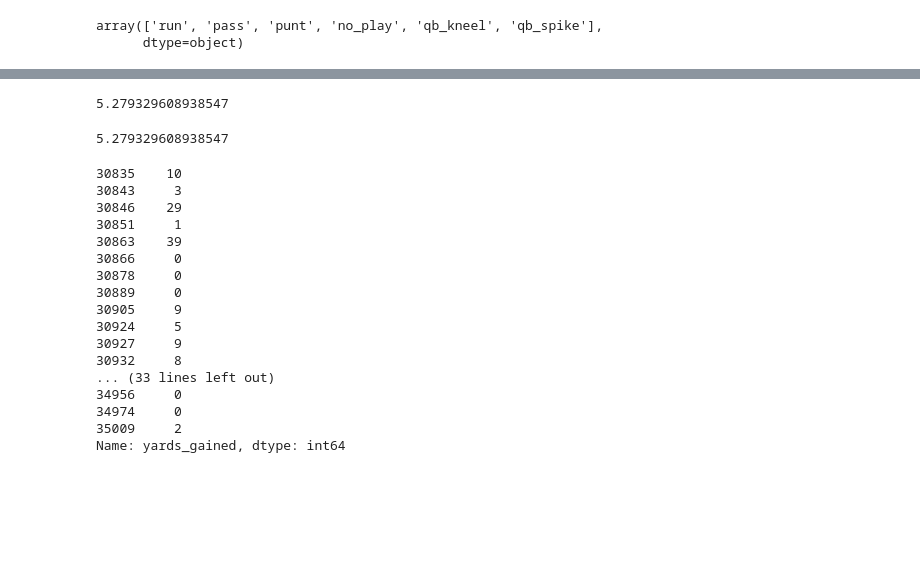
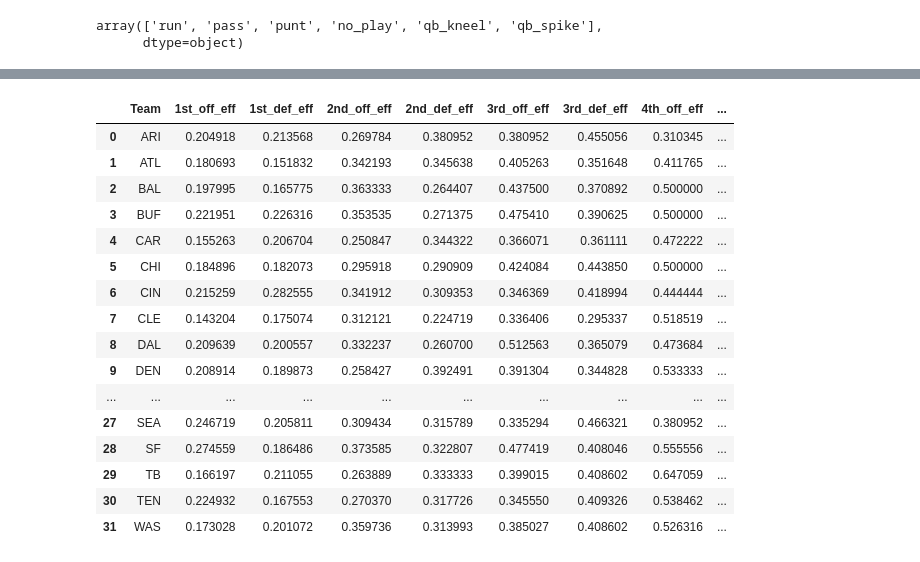
Before and after one commit to Scavo1225/NFL_analytics, a Jupyter notebook: notebooks/data.ipynb, the cells around one changed output, grey strips where cells are left out. Drawn from its saved outputs; the diff is of its cells as text; code cells hidden in the pictures; blank space fills up the shorter version.

```diff
--- a/notebooks/data.ipynb
+++ b/notebooks/data.ipynb
@@ -97,4 +113,0 @@ third_down_df = third_down_df[['game_id', 'week', 'posteam_type', 'posteam', 'de
-# %%
-third_down_df[third_down_df["defteam"] == "CIN"]["yards_gained"].sum()/third_down_df[third_down_df["defteam"] == "CIN"]["yards_gained"].count()
-# %% [output]
-5.279329608938547
@@ -104,24 +113,0 @@ rec_third_df = third_down_df[third_down_df["week"].isin(weeks)]
-# %%
-third_down_df[third_down_df["defteam"] == "CIN"]["yards_gained"].sum()/third_down_df[third_down_df["defteam"] == "CIN"]["yards_gained"].count()
-# %% [output]
-5.279329608938547
-# %%
-rec_third_df[rec_third_df["defteam"] == "CIN"]["yards_gained"]
-# %% [output]
-30835    10
-30843     3
-30846    29
-30851     1
-30863    39
-30866     0
-30878     0
-30889     0
-30905     9
-30924     5
-30927     9
-30932     8
-... (33 lines left out)
-34956     0
-34974     0
-35009     2
-Name: yards_gained, dtype: int64
@@ -127,0 +124,28 @@ Name: yards_gained, dtype: int64
+# %%
+#Offensive and defensive efficiency per team by down
+down_effs_df = first_down_off.merge(first_down_def, on="Team")\
+                                .merge(second_down_off, on="Team")\
+                                    .merge(second_down_def, on="Team")\
+                                        .merge(third_down_off, on="Team")\
+                                            .merge(third_down_def, on="Team")\
+                                                .merge(fourth_down_off, on="Team")\
+                                                    .merge(fourth_down_def, on="Team")
+down_effs_df
+# %% [output]
+|  | Team | 1st_off_eff | 1st_def_eff | 2nd_off_eff | 2nd_def_eff | 3rd_off_eff | 3rd_def_eff | 4th_off_eff | ... |
+| 0 | ARI | 0.204918 | 0.213568 | 0.269784 | 0.380952 | 0.380952 | 0.455056 | 0.310345 | ... |
+| 1 | ATL | 0.180693 | 0.151832 | 0.342193 | 0.345638 | 0.405263 | 0.351648 | 0.411765 | ... |
+| 2 | BAL | 0.197995 | 0.165775 | 0.363333 | 0.264407 | 0.437500 | 0.370892 | 0.500000 | ... |
+| 3 | BUF | 0.221951 | 0.226316 | 0.353535 | 0.271375 | 0.475410 | 0.390625 | 0.500000 | ... |
+| 4 | CAR | 0.155263 | 0.206704 | 0.250847 | 0.344322 | 0.366071 | 0.361111 | 0.472222 | ... |
+| 5 | CHI | 0.184896 | 0.182073 | 0.295918 | 0.290909 | 0.424084 | 0.443850 | 0.500000 | ... |
+| 6 | CIN | 0.215259 | 0.282555 | 0.341912 | 0.309353 | 0.346369 | 0.418994 | 0.444444 | ... |
+| 7 | CLE | 0.143204 | 0.175074 | 0.312121 | 0.224719 | 0.336406 | 0.295337 | 0.518519 | ... |
+| 8 | DAL | 0.209639 | 0.200557 | 0.332237 | 0.260700 | 0.512563 | 0.365079 | 0.473684 | ... |
+| 9 | DEN | 0.208914 | 0.189873 | 0.258427 | 0.392491 | 0.391304 | 0.344828 | 0.533333 | ... |
+| ... | ... | ... | ... | ... | ... | ... | ... | ... | ... |
+| 27 | SEA | 0.246719 | 0.205811 | 0.309434 | 0.315789 | 0.335294 | 0.466321 | 0.380952 | ... |
+| 28 | SF | 0.274559 | 0.186486 | 0.373585 | 0.322807 | 0.477419 | 0.408046 | 0.555556 | ... |
+| 29 | TB | 0.166197 | 0.211055 | 0.263889 | 0.333333 | 0.399015 | 0.408602 | 0.647059 | ... |
+| 30 | TEN | 0.224932 | 0.167553 | 0.270370 | 0.317726 | 0.345550 | 0.409326 | 0.538462 | ... |
+| 31 | WAS | 0.173028 | 0.201072 | 0.359736 | 0.313993 | 0.385027 | 0.408602 | 0.526316 | ... |
```
Also changed, not shown: parts of 8 cells of this notebook, 2 other files.
